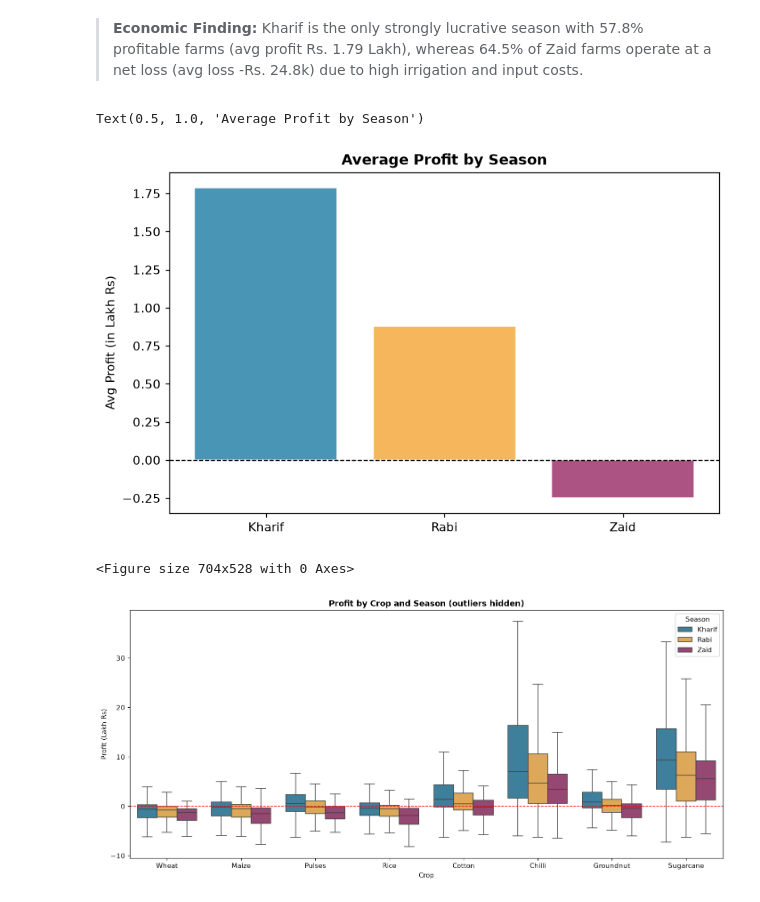
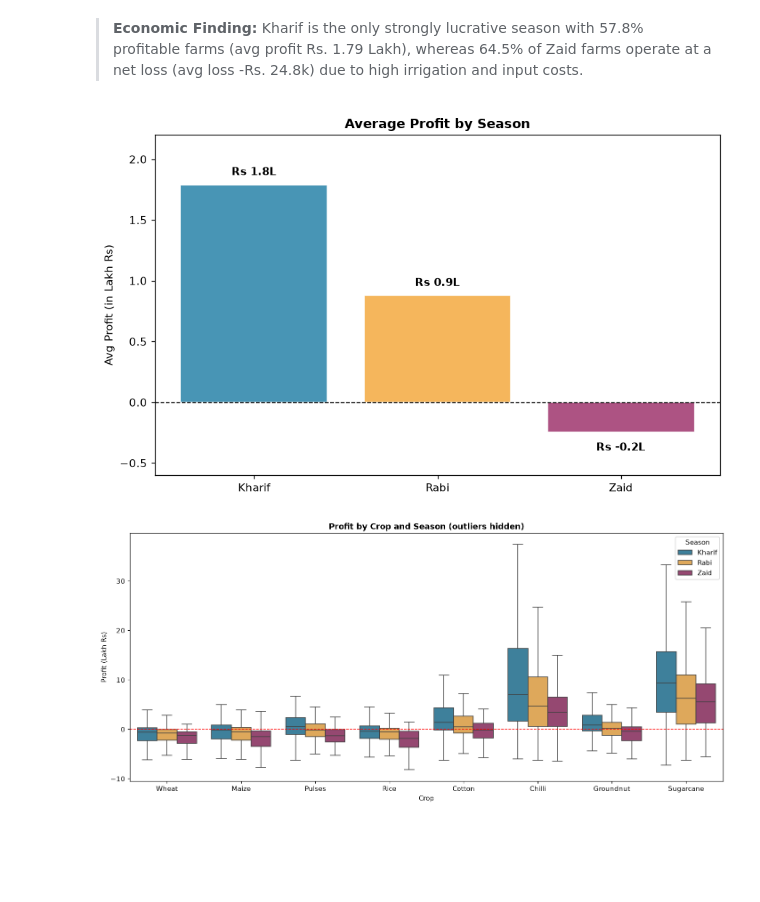
Before and after one commit to MithunKumarRajak/Seasonal-Agriculture-Performance-Analysis, a Jupyter notebook: Seasonal_Agriculture_Performance_Analysis.ipynb, the cells around one changed output. Cells and saved outputs as stored; diff of their text form; code cells hidden in the pictures; blank space fills up the shorter version.

```diff
--- a/Seasonal_Agriculture_Performance_Analysis.ipynb
+++ b/Seasonal_Agriculture_Performance_Analysis.ipynb
@@ -288,9 +288,28 @@ env_summary.loc[SEASON_ORDER]
 | Rabi | 435.90 | 23.49 | 57.89 | 7.59 | 6.67 | 24.05 |
 | Zaid | 298.95 | 31.04 | 52.01 | 8.18 | 6.69 | 19.16 |
 # %%
-# violin plots show distribution nicely
+# violin plots of environmental conditions across seasons
+import matplotlib.patches as mpatches
+
 fig, axes = plt.subplots(2, 3, figsize=(15, 8))
 fig.suptitle('Environmental Conditions by Season', fontsize=14, fontweight='bold')
-labels = ['Rainfall (mm)', 'Avg Temp (C)', 'Humidity (%)',
+labels = ['Rainfall (mm)', 'Avg Temp (°C)', 'Humidity (%)',
           'Sunlight (hrs)', 'Soil pH', 'Soil Moisture (%)']
+
+for ax, col, lbl in zip(axes.flat, env_cols, labels):
+    data = [df[df['Season'] == s][col].dropna() for s in SEASON_ORDER]
+    vp = ax.violinplot(data, positions=[1, 2, 3], showmedians=True, showextrema=False)
+    for patch, s in zip(vp['bodies'], SEASON_ORDER):
+        patch.set_facecolor(SEASON_COLORS[s])
+        patch.set_alpha(0.75)
+    vp['cmedians'].set_color('black')
+    ax.set_xticks([1, 2, 3])
+    ax.set_xticklabels(SEASON_ORDER)
+    ax.set_title(lbl, fontsize=11, fontweight='bold')
+
+handles = [mpatches.Patch(facecolor=SEASON_COLORS[s], label=s) for s in SEASON_ORDER]
+fig.legend(handles=handles, loc='lower center', ncol=3, fontsize=10,
+           bbox_to_anchor=(0.5, -0.02))
+plt.tight_layout()
+plt.show()
 # %% [output]
@@ -463,28 +452,25 @@ Name: Is_Profitable, dtype: float64
 # %% [markdown]
 > **Economic Finding:** Kharif is the only strongly lucrative season with 57.8% profitable farms (avg profit Rs. 1.79 Lakh), whereas 64.5% of Zaid farms operate at a net loss (avg loss -Rs. 24.8k) due to high irrigation and input costs.
 # %%
-# bar chart of average profit
+# bar chart of average profit with data labels
 fig, ax = plt.subplots(figsize=(8, 5))
 seasons = SEASON_ORDER
-profits = [df[df['Season']==s]['Profit_INR'].mean()/1e5 for s in seasons]
+profits = [df[df['Season'] == s]['Profit_INR'].mean() / 1e5 for s in seasons]
 bars = ax.bar(seasons, profits, color=[SEASON_COLORS[s] for s in seasons],
               edgecolor='white', alpha=0.88)
 ax.axhline(0, color='black', linewidth=0.9, linestyle='--')
 ax.set_ylabel('Avg Profit (in Lakh Rs)')
 ax.set_title('Average Profit by Season', fontweight='bold')
+ax.set_ylim(-0.6, 2.2)
+
+for bar, val in zip(bars, profits):
+    y = val + 0.08 if val >= 0 else val - 0.15
+    ax.text(bar.get_x() + bar.get_width() / 2, y,
+            f'Rs {val:.1f}L', ha='center', fontsize=10, fontweight='bold')
+plt.tight_layout()
+plt.show()
 # %% [output]
-Text(0.5, 1.0, 'Average Profit by Season')
-[figure, old version]
+[figure, new version]
-# %%
-# adding value labels on bars
-for bar, val in zip(bars, profits):
-    y = max(val, 0) + 0.1
-    ax.text(bar.get_x() + bar.get_width()/2, y,
-            f'Rs {val:.1f}L', ha='center', fontsize=10, fontweight='bold')
-plt.tight_layout()
-plt.show()
-# %% [output]
-<Figure size 704x528 with 0 Axes>
 # %%
 # profit box by crop and season
 fig, ax = plt.subplots(figsize=(13, 6))
```
Also changed, not shown: parts of 11 cells of this notebook, 1 other file.
